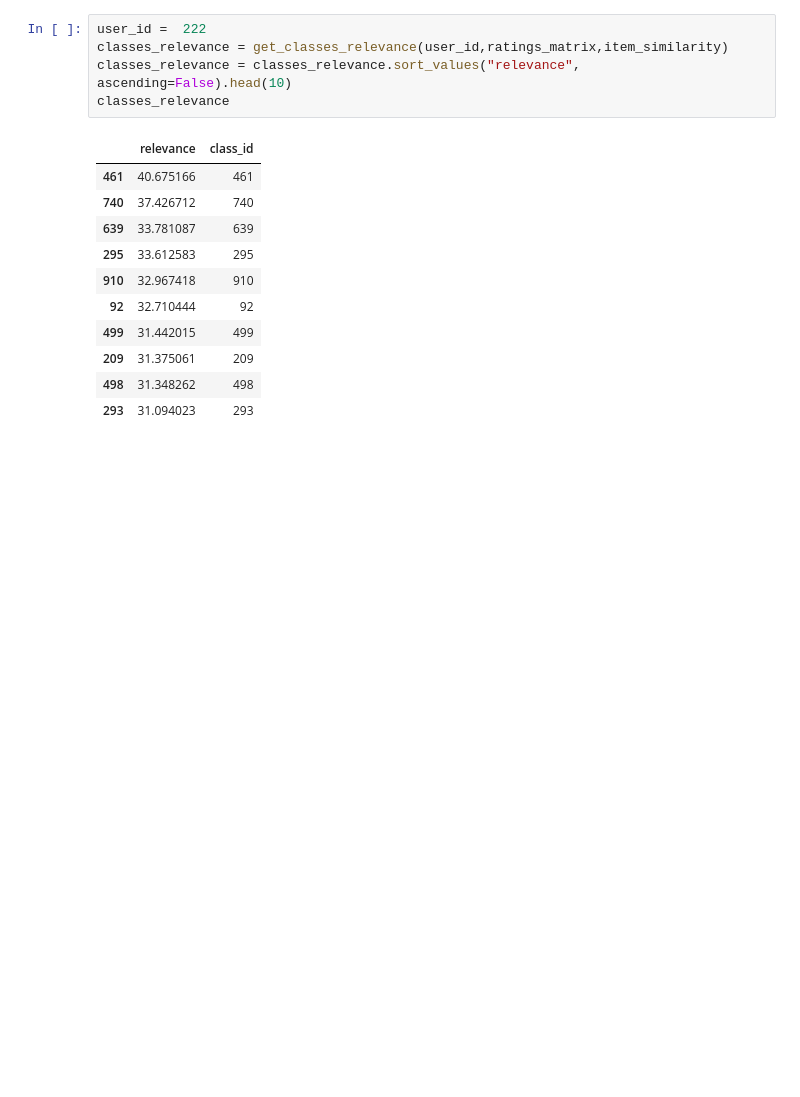
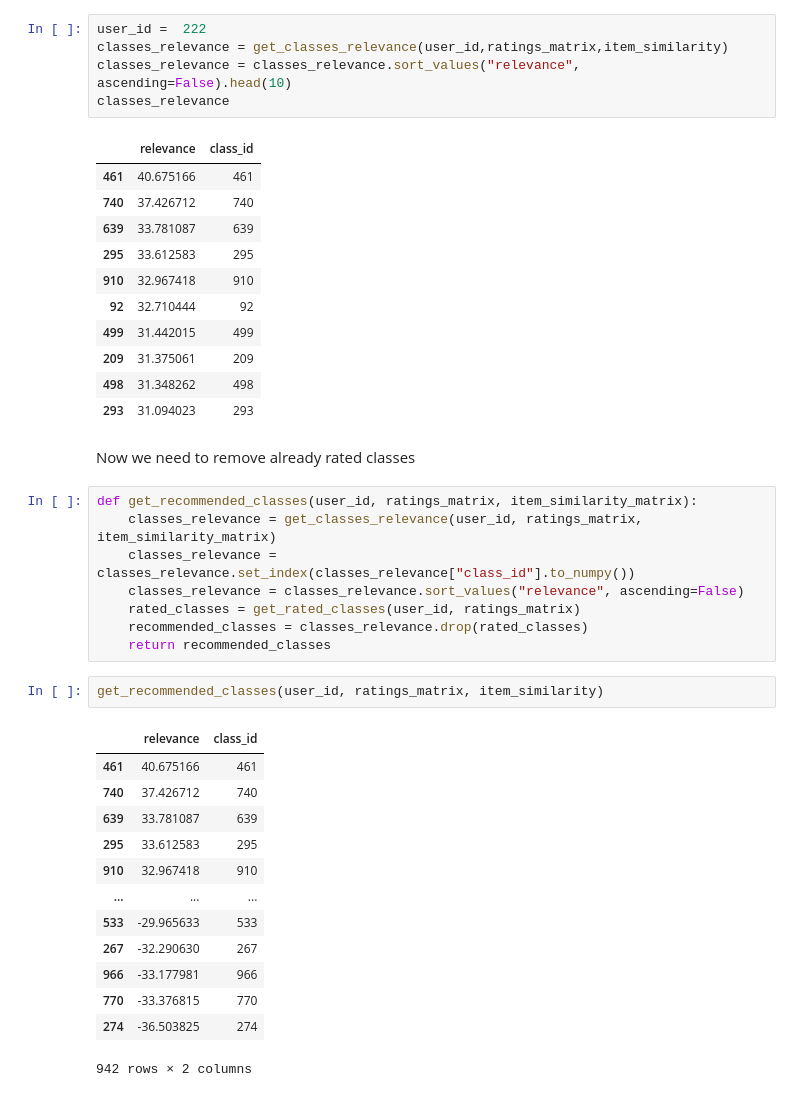
Before and after one commit to roensumundo/scratch-app, a Jupyter notebook: tests.ipynb, the cells around one changed output. Saved outputs shown, nothing was run; the diff lists cells and outputs as text; blank space fills up the shorter version.

Commit message:
already rated class removed from list of recommendations

```diff
--- a/tests.ipynb
+++ b/tests.ipynb
@@ -250,3 +250,29 @@ classes_relevance
 | 209 | 31.375061 | 209 |
 | 498 | 31.348262 | 498 |
 | 293 | 31.094023 | 293 |
+# %% [markdown]
+Now we need to remove already rated classes
+# %%
+def get_recommended_classes(user_id, ratings_matrix, item_similarity_matrix):
+    classes_relevance = get_classes_relevance(user_id, ratings_matrix, item_similarity_matrix)
+    classes_relevance = classes_relevance.set_index(classes_relevance["class_id"].to_numpy())
+    classes_relevance = classes_relevance.sort_values("relevance", ascending=False)
+    rated_classes = get_rated_classes(user_id, ratings_matrix)
+    recommended_classes = classes_relevance.drop(rated_classes)
+    return recommended_classes
+# %%
+get_recommended_classes(user_id, ratings_matrix, item_similarity)
+# %% [output]
+|  | relevance | class_id |
+| 461 | 40.675166 | 461 |
+| 740 | 37.426712 | 740 |
+| 639 | 33.781087 | 639 |
+| 295 | 33.612583 | 295 |
+| 910 | 32.967418 | 910 |
+| ... | ... | ... |
+| 533 | -29.965633 | 533 |
+| 267 | -32.290630 | 267 |
+| 966 | -33.177981 | 966 |
+| 770 | -33.376815 | 770 |
+| 274 | -36.503825 | 274 |
+942 rows × 2 columns
```
